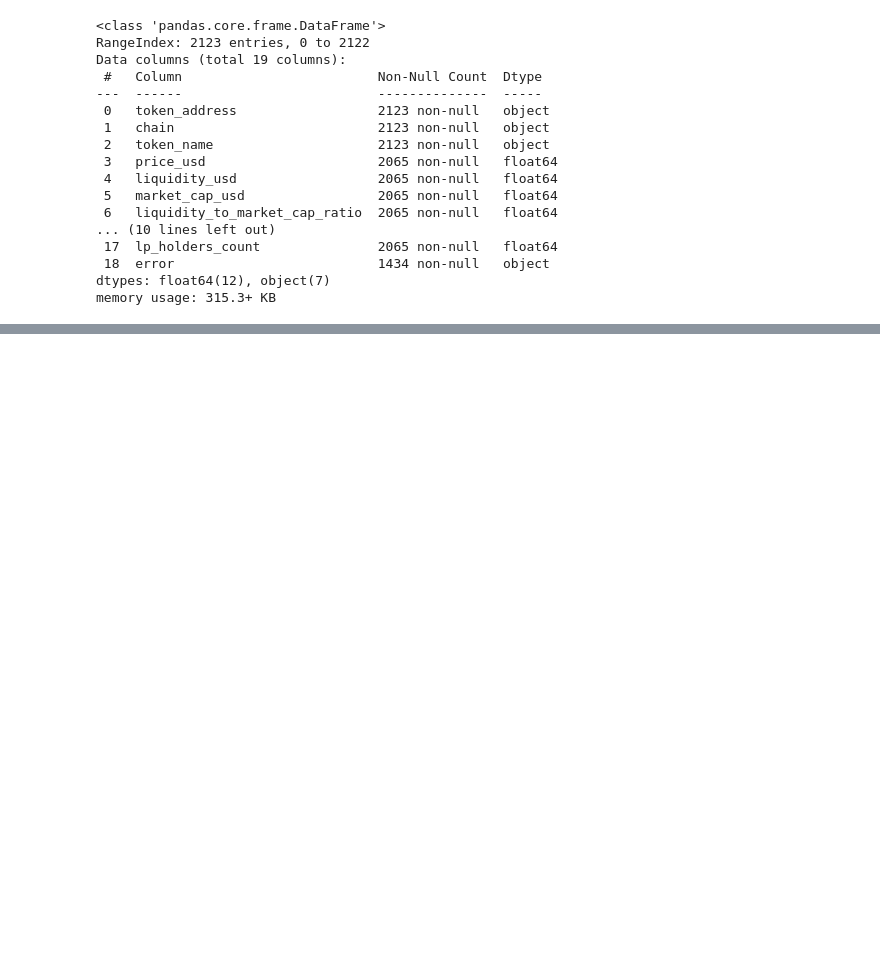
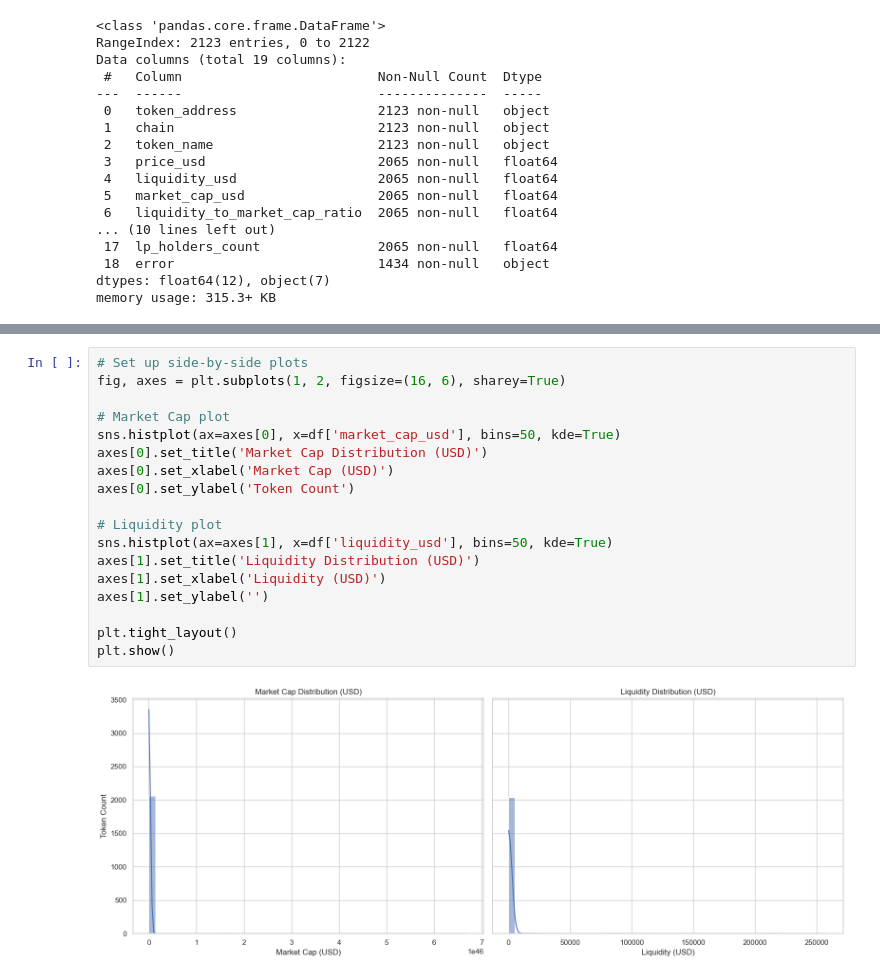
Before and after one commit to all-1807355/token-analyzer, a Jupyter notebook: data_analysis/liquidity_analysis.ipynb, the cells around one changed output, grey strips where cells are left out. Drawn from its saved outputs; the diff is of its cells as text; blank space fills up the shorter version.

Commit message:
holder and liquidity analysis updates

```diff
--- a/data_analysis/liquidity_analysis.ipynb
+++ b/data_analysis/liquidity_analysis.ipynb
@@ -27,0 +129,20 @@ memory usage: 315.3+ KB
+# %%
+# Set up side-by-side plots
+fig, axes = plt.subplots(1, 2, figsize=(16, 6), sharey=True)
+
+# Market Cap plot
+sns.histplot(ax=axes[0], x=df['market_cap_usd'], bins=50, kde=True)
+axes[0].set_title('Market Cap Distribution (USD)')
+axes[0].set_xlabel('Market Cap (USD)')
+axes[0].set_ylabel('Token Count')
+
+# Liquidity plot
+sns.histplot(ax=axes[1], x=df['liquidity_usd'], bins=50, kde=True)
+axes[1].set_title('Liquidity Distribution (USD)')
+axes[1].set_xlabel('Liquidity (USD)')
+axes[1].set_ylabel('')
+
+plt.tight_layout()
+plt.show()
+# %% [output]
+[figure, added]
```
Also changed, not shown: parts of 14 cells of this notebook, 1 other file.
